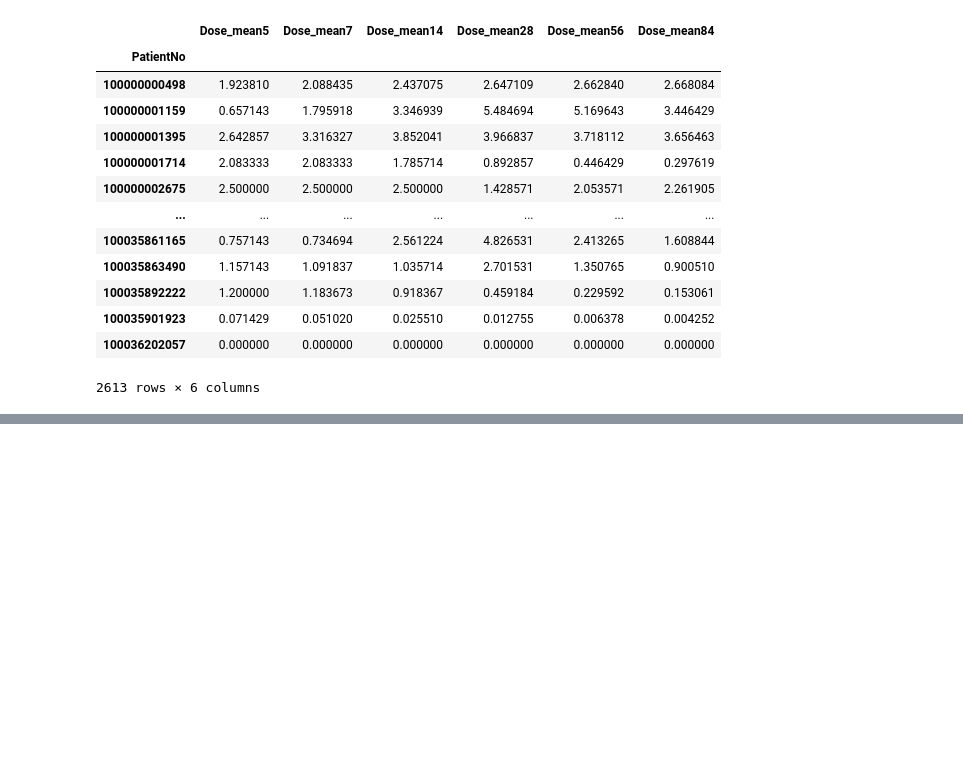
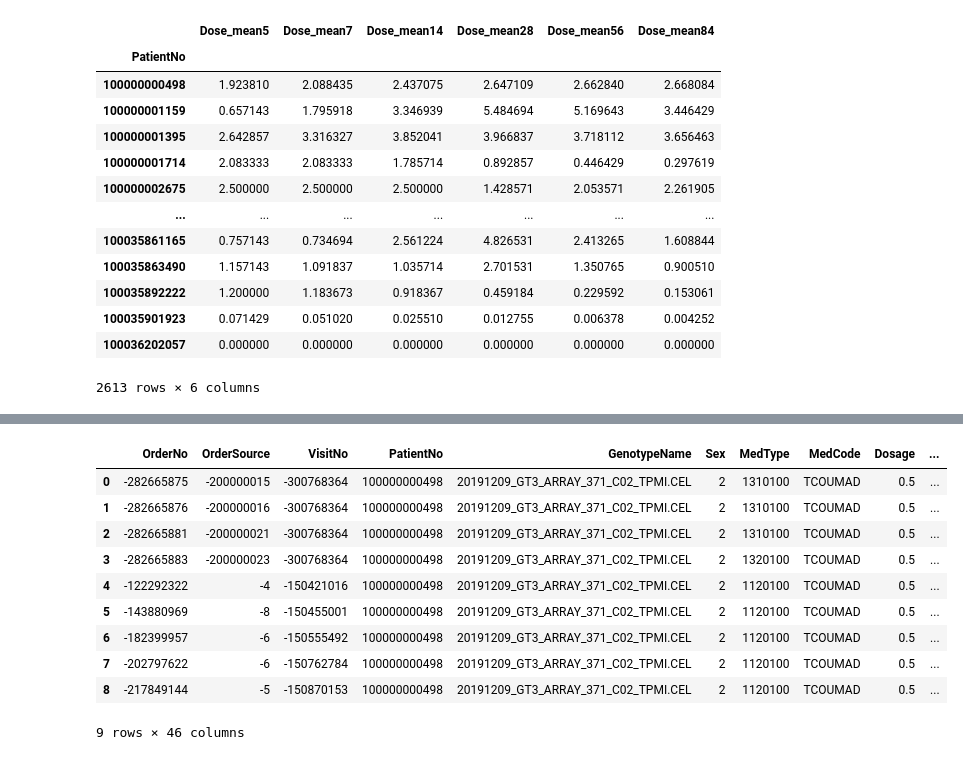
Before and after one commit to ChunWeiPeng/CMUH, a Jupyter notebook: drug_time-0316.ipynb, the cells around one changed output, grey strips where cells are left out. Saved outputs shown, nothing was run; the diff lists cells and outputs as text; code cells hidden in the pictures; blank space fills up the shorter version.

```diff
--- a/drug_time-0316.ipynb
+++ b/drug_time-0316.ipynb
@@ -431,0 +453,3 @@ Dose_all
+# %%
+drug_3month = drug_3month[drug_3month['drug_day'] > 0]
+# drug_3month['drugday_diff'] = drug_3month.groupby('PatientNo')['drug_day'].diff()
@@ -431,0 +464,9 @@ Dose_all
+# %%
+drug_3month['OrderTime'] = pd.to_datetime(drug_3month['OrderTime'])
+
+drug_3month.replace([np.inf, -np.inf], np.nan, inplace=True)
+drug_3month = drug_3month.dropna(subset=["Dose_day"], how="all")
+drug_3month = drug_3month.sort_values(['PatientNo','OrderTime']).reset_index(drop=True)
+drug_3month['Dose_diff'] = drug_3month.groupby('PatientNo')['Dose_day'].diff().fillna(0)
+#
+# drug_3month['Dose_diff'] = drug_3month['Dose_diff'].abs()
@@ -431,0 +483,18 @@ Dose_all
+# %%
+drug_3month['Dose_diff_cumcount'] = drug_3month.groupby(['PatientNo','Dose_diff'])['Dose_diff'].transform('cumcount')
+drug_3month['Dose_diff_cumsum'] = drug_3month.groupby(['PatientNo'])['Dose_diff'].transform('cumsum')
+drug_3month['Drag_Day_cumsum'] = drug_3month.groupby(['PatientNo'])['drug_day'].transform('cumsum')
+
+drug_3month[drug_3month.PatientNo ==100000000498]
+# %% [output]
+|  | OrderNo | OrderSource | VisitNo | PatientNo | GenotypeName | Sex | MedType | MedCode | Dosage | ... |
+| 0 | -282665875 | -200000015 | -300768364 | 100000000498 | 20191209_GT3_ARRAY_371_C02_TPMI.CEL | 2 | 1310100 | TCOUMAD | 0.5 | ... |
+| 1 | -282665876 | -200000016 | -300768364 | 100000000498 | 20191209_GT3_ARRAY_371_C02_TPMI.CEL | 2 | 1310100 | TCOUMAD | 0.5 | ... |
+| 2 | -282665881 | -200000021 | -300768364 | 100000000498 | 20191209_GT3_ARRAY_371_C02_TPMI.CEL | 2 | 1310100 | TCOUMAD | 0.5 | ... |
+| 3 | -282665883 | -200000023 | -300768364 | 100000000498 | 20191209_GT3_ARRAY_371_C02_TPMI.CEL | 2 | 1320100 | TCOUMAD | 0.5 | ... |
+| 4 | -122292322 | -4 | -150421016 | 100000000498 | 20191209_GT3_ARRAY_371_C02_TPMI.CEL | 2 | 1120100 | TCOUMAD | 0.5 | ... |
+| 5 | -143880969 | -8 | -150455001 | 100000000498 | 20191209_GT3_ARRAY_371_C02_TPMI.CEL | 2 | 1120100 | TCOUMAD | 0.5 | ... |
+| 6 | -182399957 | -6 | -150555492 | 100000000498 | 20191209_GT3_ARRAY_371_C02_TPMI.CEL | 2 | 1120100 | TCOUMAD | 0.5 | ... |
+| 7 | -202797622 | -6 | -150762784 | 100000000498 | 20191209_GT3_ARRAY_371_C02_TPMI.CEL | 2 | 1120100 | TCOUMAD | 0.5 | ... |
+| 8 | -217849144 | -5 | -150870153 | 100000000498 | 20191209_GT3_ARRAY_371_C02_TPMI.CEL | 2 | 1120100 | TCOUMAD | 0.5 | ... |
+9 rows × 46 columns
```
Also changed, not shown: parts of 11 cells of this notebook, 2 other files.
